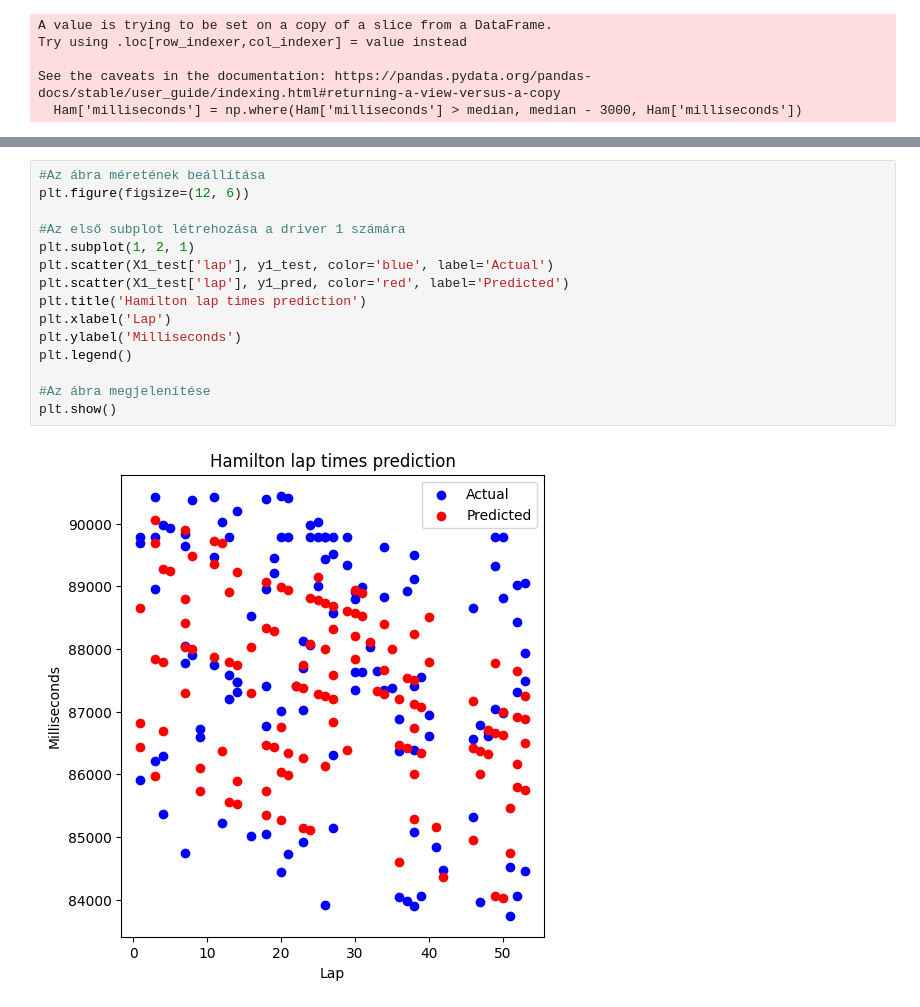
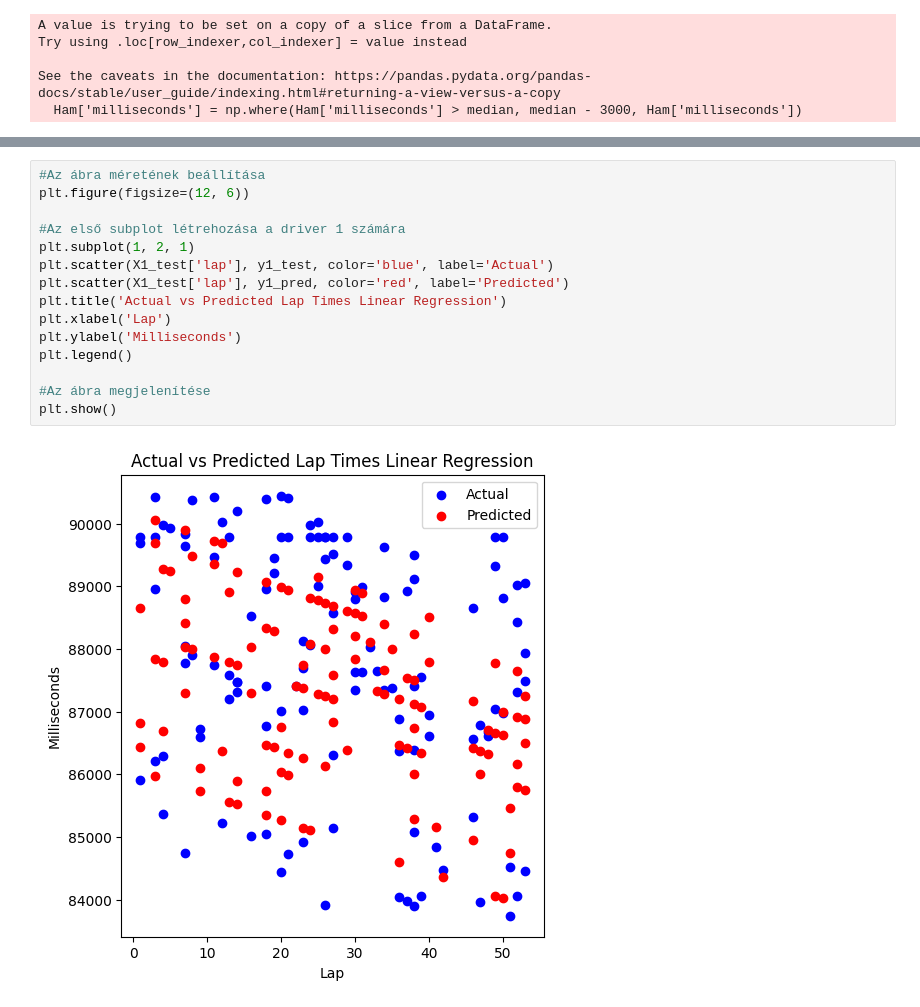
Before and after one commit to ProkkalyDavid/Formula1LaptTimePrediction, a Jupyter notebook: Formula1LinerRegression.ipynb, the cells around one changed output, grey strips where cells are left out. Saved outputs shown, nothing was run; the diff lists cells and outputs as text.

```diff
--- a/Formula1LinerRegression.ipynb
+++ b/Formula1LinerRegression.ipynb
@@ -70,17 +70,17 @@ MSE for driver 1: 2677883.6022454933
 # %%
 #Az ábra méretének beállítása
 plt.figure(figsize=(12, 6))
 
 #Az első subplot létrehozása a driver 1 számára
 plt.subplot(1, 2, 1)
 plt.scatter(X1_test['lap'], y1_test, color='blue', label='Actual')
 plt.scatter(X1_test['lap'], y1_pred, color='red', label='Predicted')
-plt.title('Hamilton lap times prediction')
+plt.title('Actual vs Predicted Lap Times Linear Regression')
 plt.xlabel('Lap')
 plt.ylabel('Milliseconds')
 plt.legend()
 
 #Az ábra megjelenítése
 plt.show()
 # %% [output]
-[figure, old version]
+[figure, new version]
```
Also changed, not shown: parts of 1 cell of this notebook, 2 other files.
